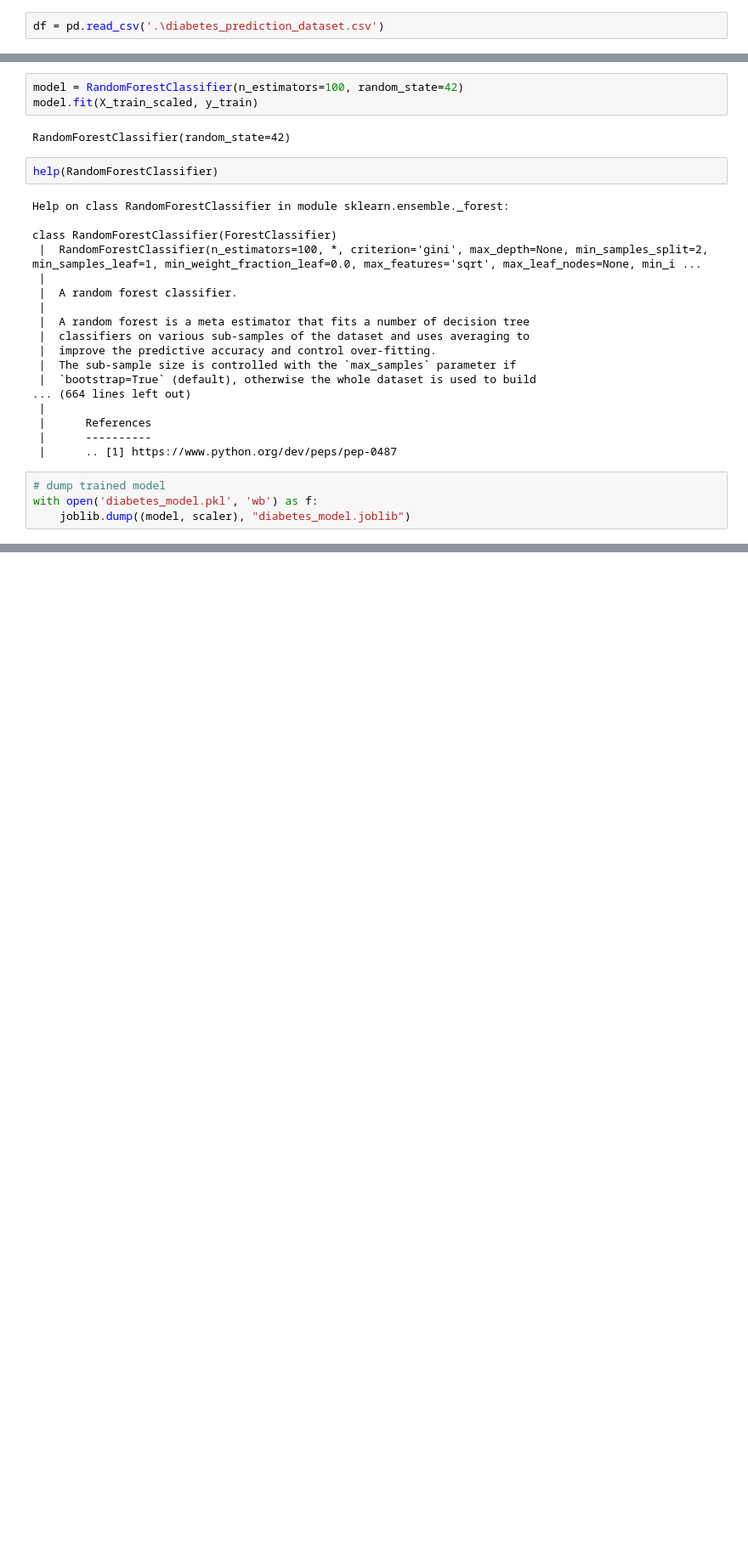
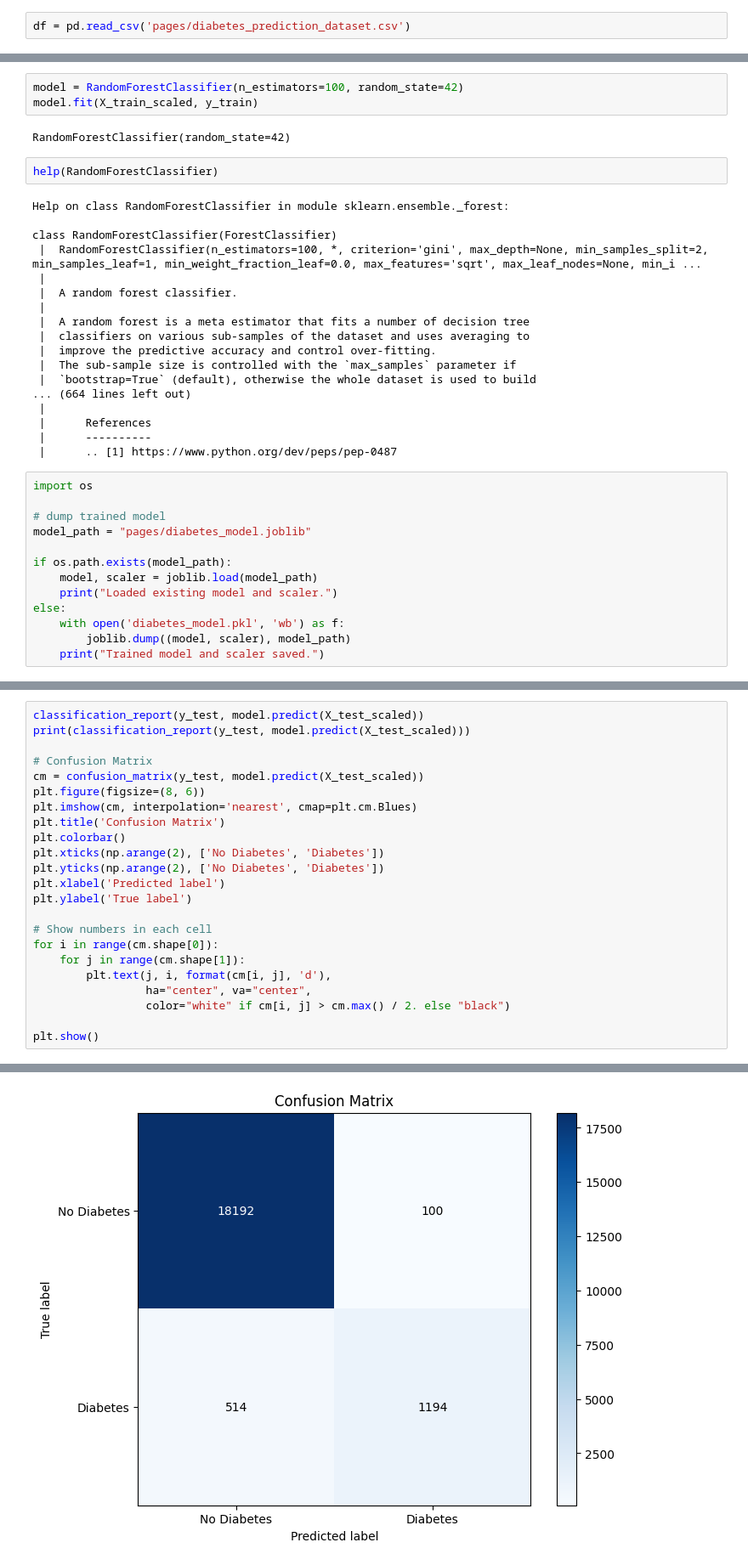
Before and after one commit to ElmWill/diabetic_predictor, a Jupyter notebook: main.ipynb, the cells around one changed output, grey strips where cells are left out. Shown: that part at 85% size. Drawn from its saved outputs; the diff is of its cells as text; blank space fills up the shorter version.

Commit message:
added confusion matrix for evaluation

```diff
--- a/main.ipynb
+++ b/main.ipynb
@@ -9,5 +10,5 @@ from sklearn.ensemble import RandomForestClassifier
 # %%
-df = pd.read_csv('.\diabetes_prediction_dataset.csv')
+df = pd.read_csv('pages/diabetes_prediction_dataset.csv')
 # %%
 df.info()
 # %% [output]
@@ -147,6 +148,15 @@ class RandomForestClassifier(ForestClassifier)
  |      ----------
  |      .. [1] https://www.python.org/dev/peps/pep-0487
 # %%
+import os
+
 # dump trained model
-with open('diabetes_model.pkl', 'wb') as f:
-    joblib.dump((model, scaler), "diabetes_model.joblib")
+model_path = "pages/diabetes_model.joblib"
+
+if os.path.exists(model_path):
+    model, scaler = joblib.load(model_path)
+    print("Loaded existing model and scaler.")
+else:
+    with open('diabetes_model.pkl', 'wb') as f:
+        joblib.dump((model, scaler), model_path)
+    print("Trained model and scaler saved.")
@@ -152,0 +165,24 @@ with open('diabetes_model.pkl', 'wb') as f:
+# %%
+classification_report(y_test, model.predict(X_test_scaled))
+print(classification_report(y_test, model.predict(X_test_scaled)))
+
+# Confusion Matrix
+cm = confusion_matrix(y_test, model.predict(X_test_scaled))
+plt.figure(figsize=(8, 6))
+plt.imshow(cm, interpolation='nearest', cmap=plt.cm.Blues)
+plt.title('Confusion Matrix')
+plt.colorbar()
+plt.xticks(np.arange(2), ['No Diabetes', 'Diabetes'])
+plt.yticks(np.arange(2), ['No Diabetes', 'Diabetes'])
+plt.xlabel('Predicted label')
+plt.ylabel('True label')
+
+# Show numbers in each cell
+for i in range(cm.shape[0]):
+    for j in range(cm.shape[1]):
+        plt.text(j, i, format(cm[i, j], 'd'),
+                 ha="center", va="center",
+                 color="white" if cm[i, j] > cm.max() / 2. else "black")
+
+plt.show()
+# %% [output]
@@ -152,0 +197 @@ with open('diabetes_model.pkl', 'wb') as f:
+[figure, added]
```
Also changed, not shown: parts of 3 cells of this notebook, 1 other file.
